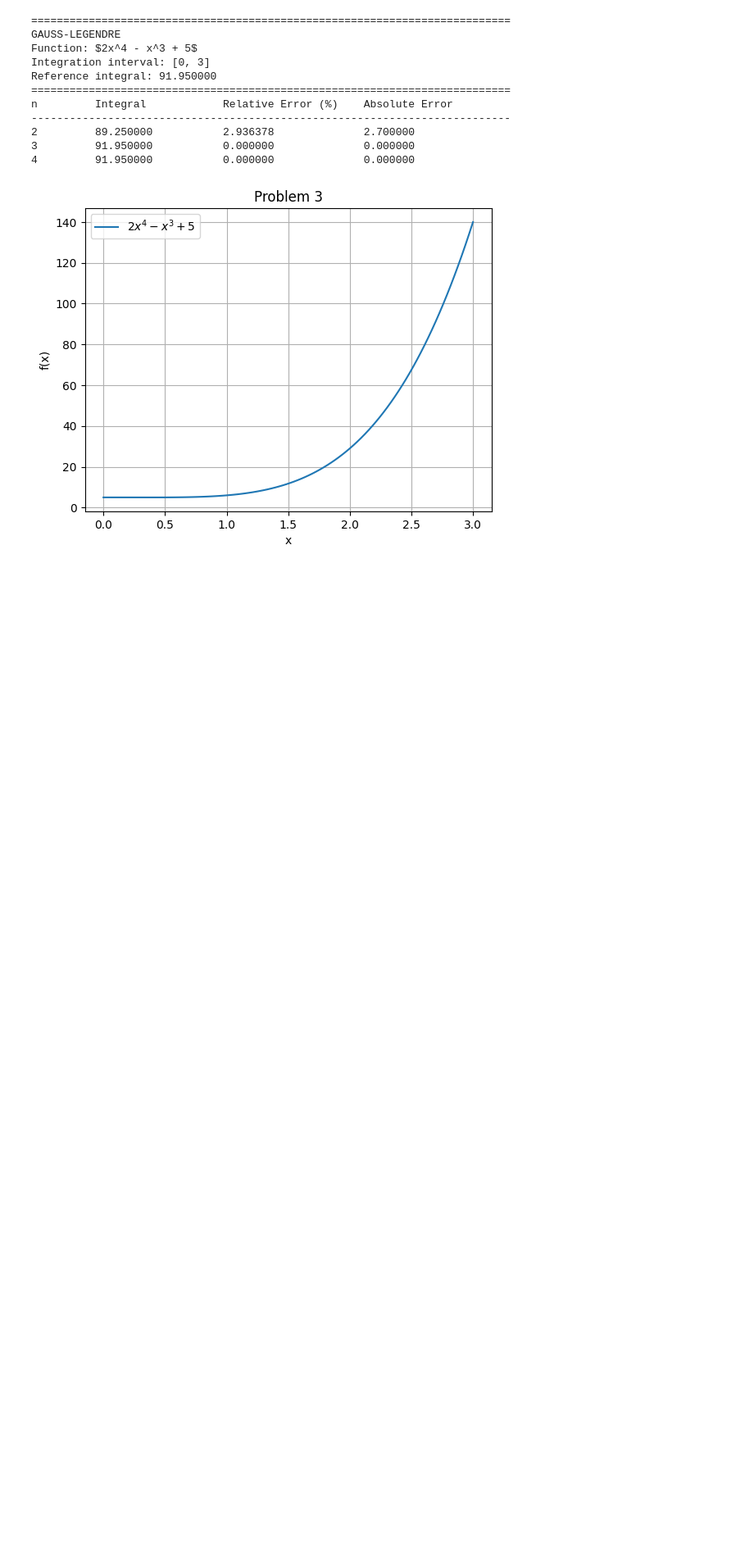
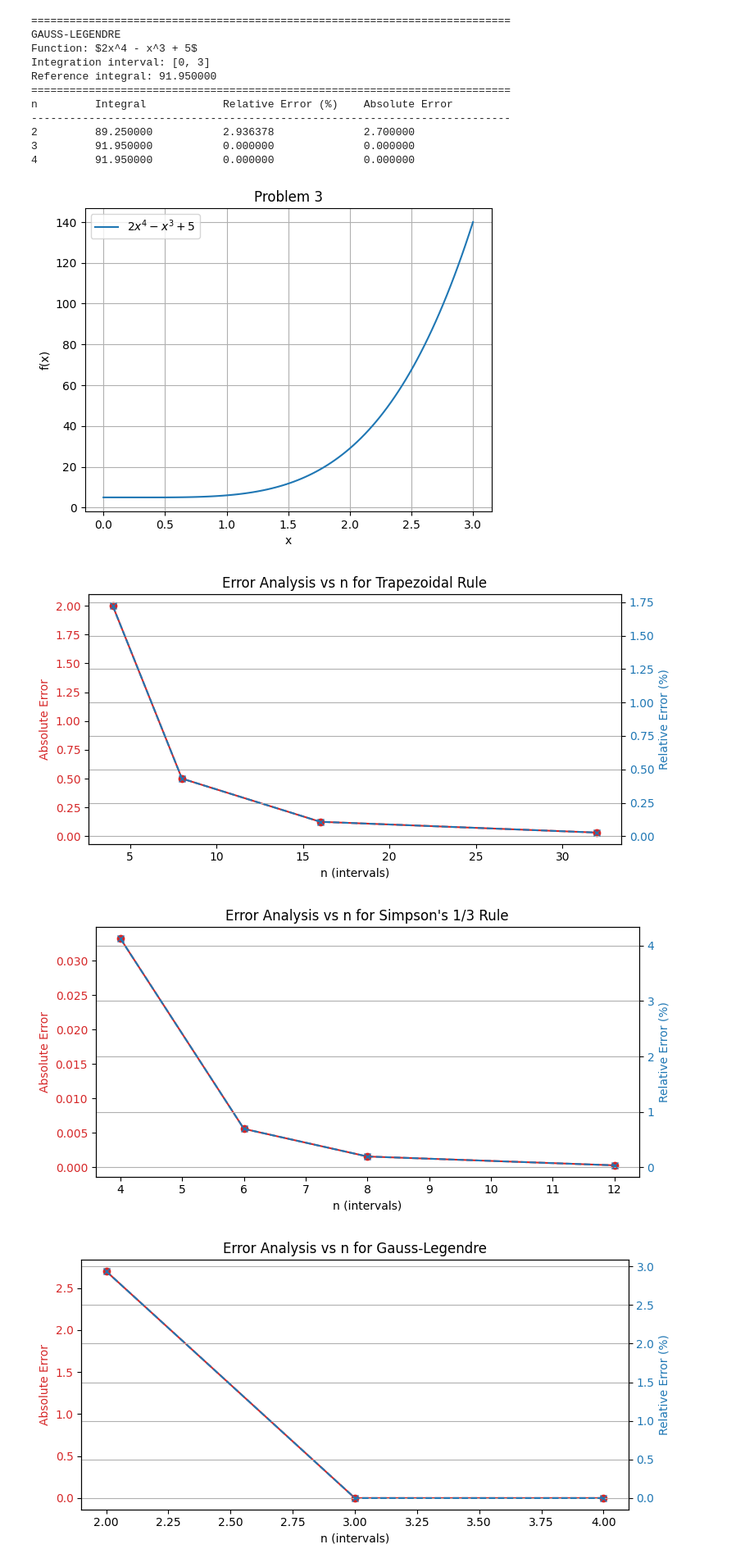
Before and after one commit to merbiji/Computational-Physics, a Jupyter notebook: PALISBO_PHY161_2_ACTIVITY09.ipynb, the cells around one changed output. Shown at 82% size. Saved outputs shown, nothing was run; the diff lists cells and outputs as text; code cells hidden in the pictures; blank space fills up the shorter version.

Commit message:
added error plots and discussion

```diff
--- a/PALISBO_PHY161_2_ACTIVITY09.ipynb
+++ b/PALISBO_PHY161_2_ACTIVITY09.ipynb
@@ -181,3 +187,35 @@ n         Integral            Relative Error (%)    Absolute Error
 3         91.950000           0.000000              0.000000
 4         91.950000           0.000000              0.000000
 [figure]
+# %%
+# Plot errors vs n for each problem in separate figures
+for config in problems:
+    stored_ns = config.get("stored_ns", [])
+    stored_absolute_errors = config.get("stored_absolute_errors", [])
+    stored_relative_errors = config.get("stored_relative_errors", [])
+
+    if not stored_ns:
+        continue
+
+    fig, ax1 = plt.subplots(figsize=(8, 4))
+
+    color = 'tab:red'
+    ax1.set_xlabel('n (intervals)')
+    ax1.set_ylabel('Absolute Error', color=color)
+    ax1.plot(stored_ns, stored_absolute_errors, color=color, marker='o', label='Absolute Error')
+    ax1.tick_params(axis='y', labelcolor=color)
+
+    ax2 = ax1.twinx()
+    color = 'tab:blue'
+    ax2.set_ylabel('Relative Error (%)', color=color)
+    ax2.plot(stored_ns, stored_relative_errors, color=color, marker='x', linestyle='--', label='Relative Error (%)')
+    ax2.tick_params(axis='y', labelcolor=color)
+
+    plt.title(f"Error Analysis vs n for {config['name']}")
+    fig.tight_layout()
+    plt.grid(True)
+    plt.show()
+# %% [output]
+[figure, added]
+[figure, added]
+[figure, added]
```
Also changed, not shown: parts of 2 cells of this notebook.
